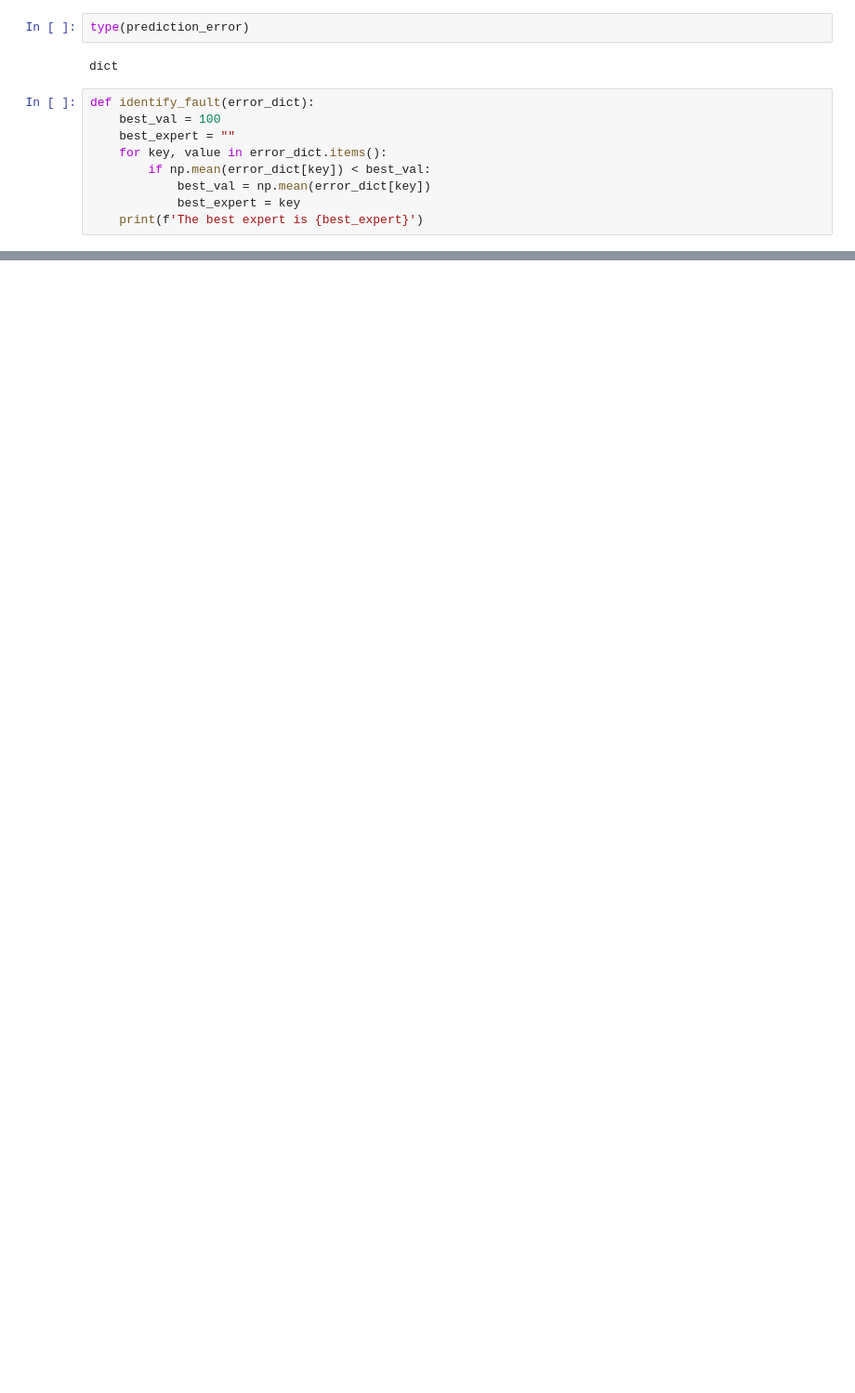
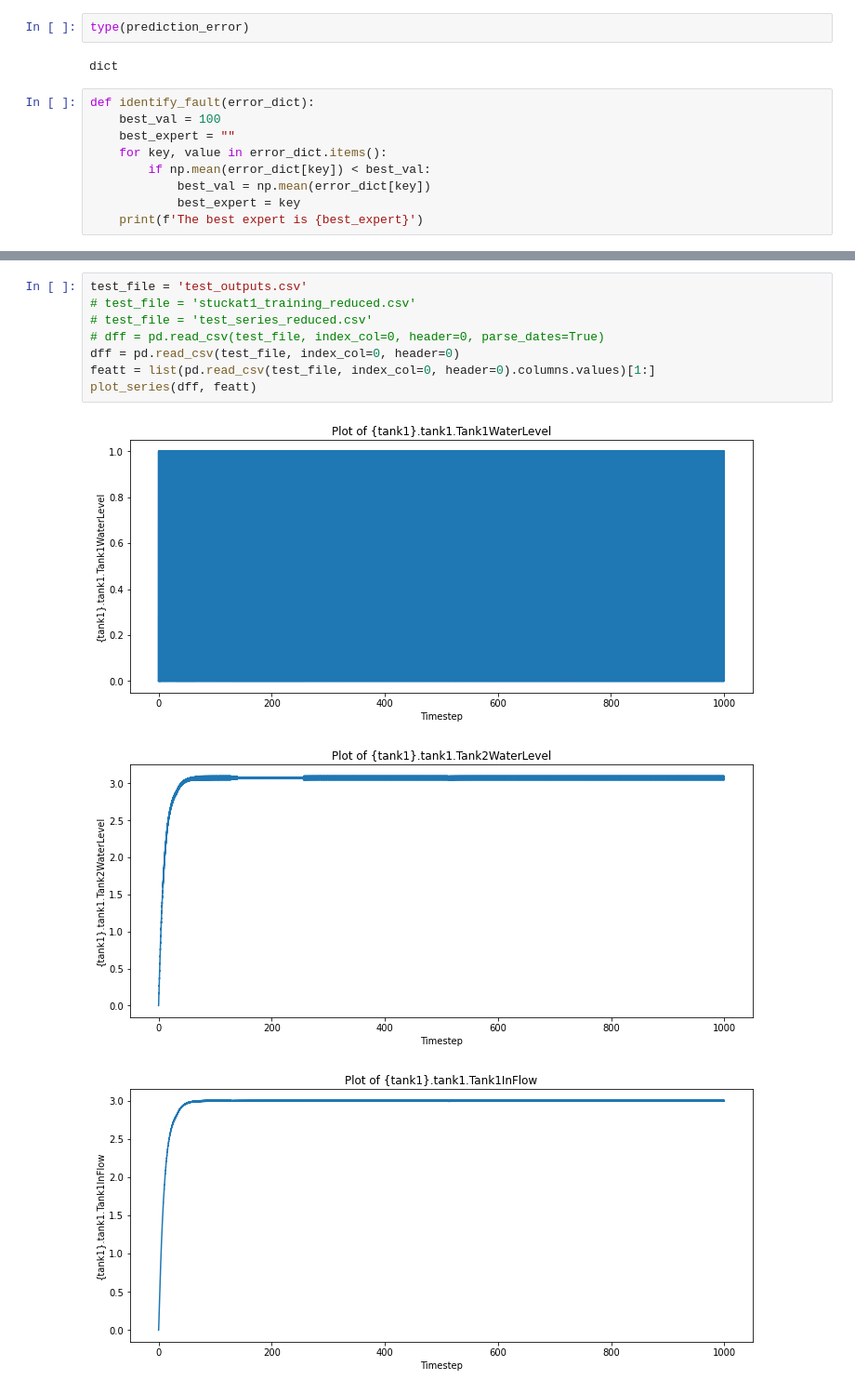
Before and after one commit to hayatu4islam/Adaptive_Fault_Detection, a Jupyter notebook: Adaptive Fault Detection with VAR Models.ipynb, the cells around one changed output, grey strips where cells are left out. Shown: that part at 93% size. Cells and saved outputs as stored; diff of their text form; blank space fills up the shorter version.

```diff
--- a/Adaptive Fault Detection with VAR Models.ipynb
+++ b/Adaptive Fault Detection with VAR Models.ipynb
@@ -200,0 +204,12 @@ The best expert is var_ctrl_stuckat1_perm_reduced
+# %%
+test_file = 'test_outputs.csv'
+# test_file = 'stuckat1_training_reduced.csv'
+# test_file = 'test_series_reduced.csv'
+# dff = pd.read_csv(test_file, index_col=0, header=0, parse_dates=True)
+dff = pd.read_csv(test_file, index_col=0, header=0)
+featt = list(pd.read_csv(test_file, index_col=0, header=0).columns.values)[1:]
+plot_series(dff, featt)
+# %% [output]
+[figure, added]
+[figure, added]
+[figure, added]
```
Also changed, not shown: parts of 7 cells of this notebook.
